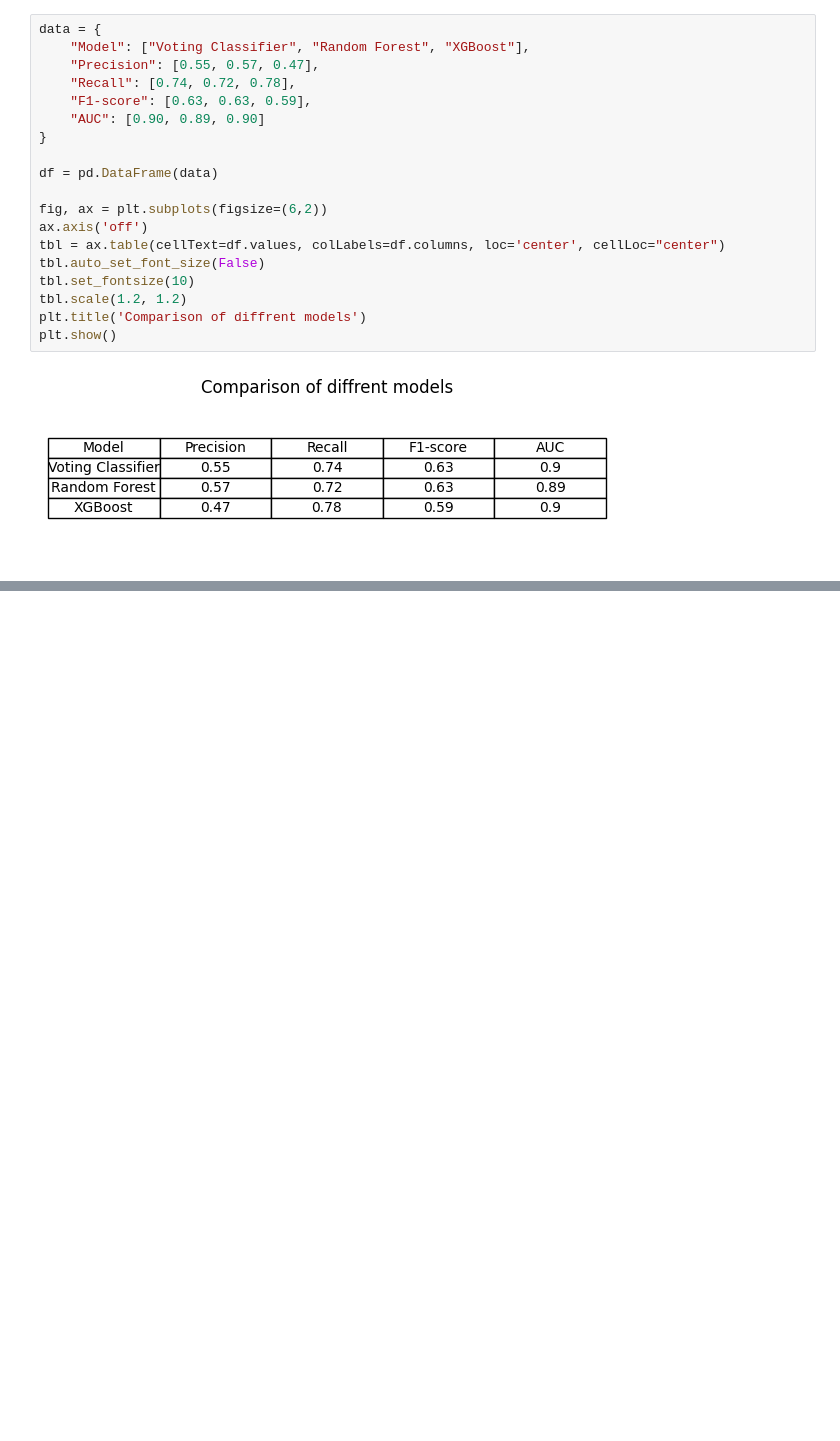
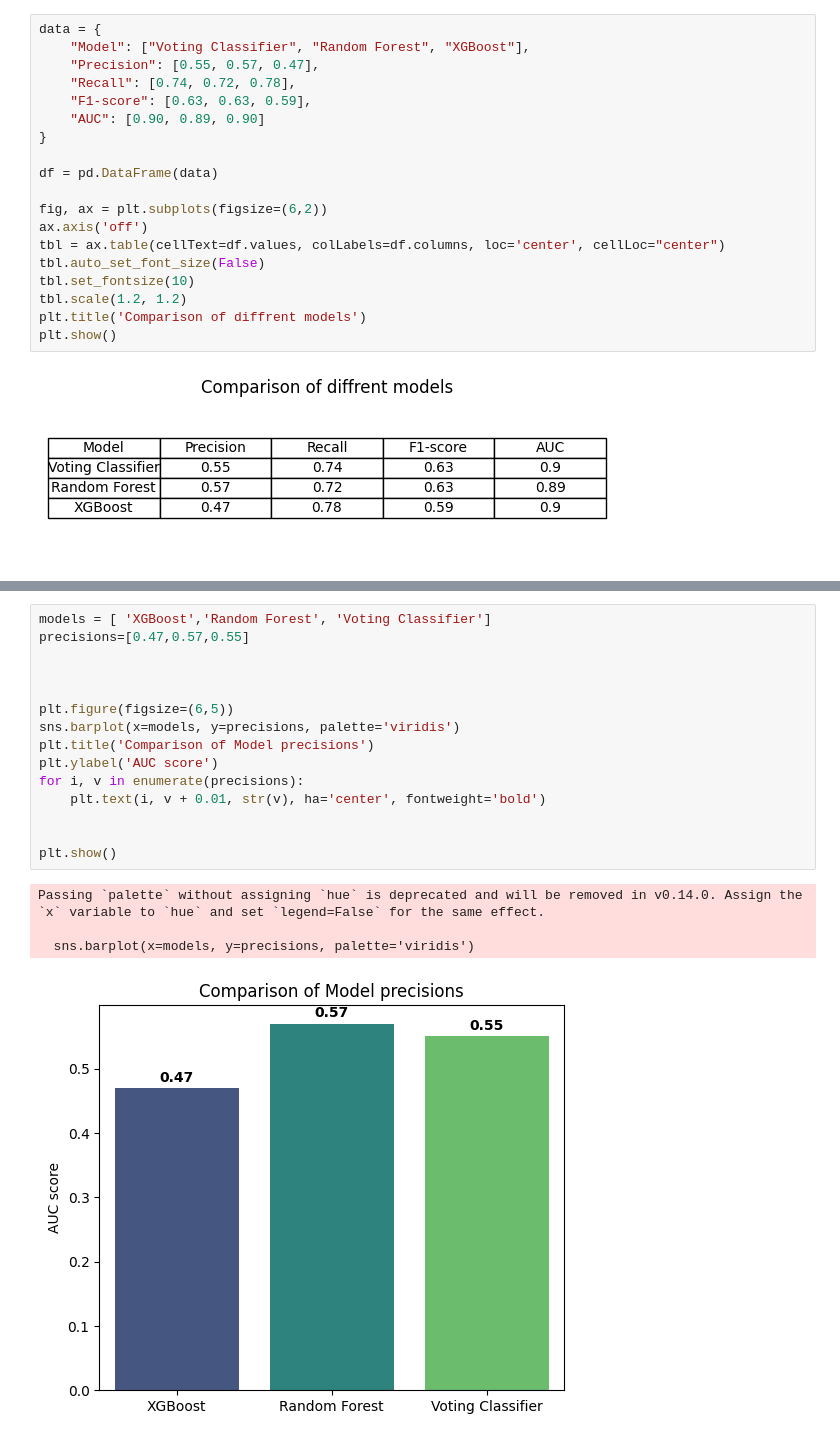
Before and after one commit to ahmedfouad00-coder/breast-cancer-survival-prediction, a Jupyter notebook: breast cancer.ipynb, the cells around one changed output, grey strips where cells are left out. Drawn from its saved outputs; the diff is of its cells as text; blank space fills up the shorter version.

```diff
--- a/breast cancer.ipynb
+++ b/breast cancer.ipynb
@@ -363,0 +382,20 @@ plt.show()
+# %%
+models = [ 'XGBoost','Random Forest', 'Voting Classifier']
+precisions=[0.47,0.57,0.55]
+
+
+
+plt.figure(figsize=(6,5))
+sns.barplot(x=models, y=precisions, palette='viridis')
+plt.title('Comparison of Model precisions')
+plt.ylabel('AUC score')
+for i, v in enumerate(precisions):
+    plt.text(i, v + 0.01, str(v), ha='center', fontweight='bold')
+
+
+plt.show()
+# %% [output]
+Passing `palette` without assigning `hue` is deprecated and will be removed in v0.14.0. Assign the `x` variable to `hue` and set `legend=False` for the same effect.
+
+  sns.barplot(x=models, y=precisions, palette='viridis')
+[figure, added]
```
Also changed, not shown: parts of 3 cells of this notebook.
